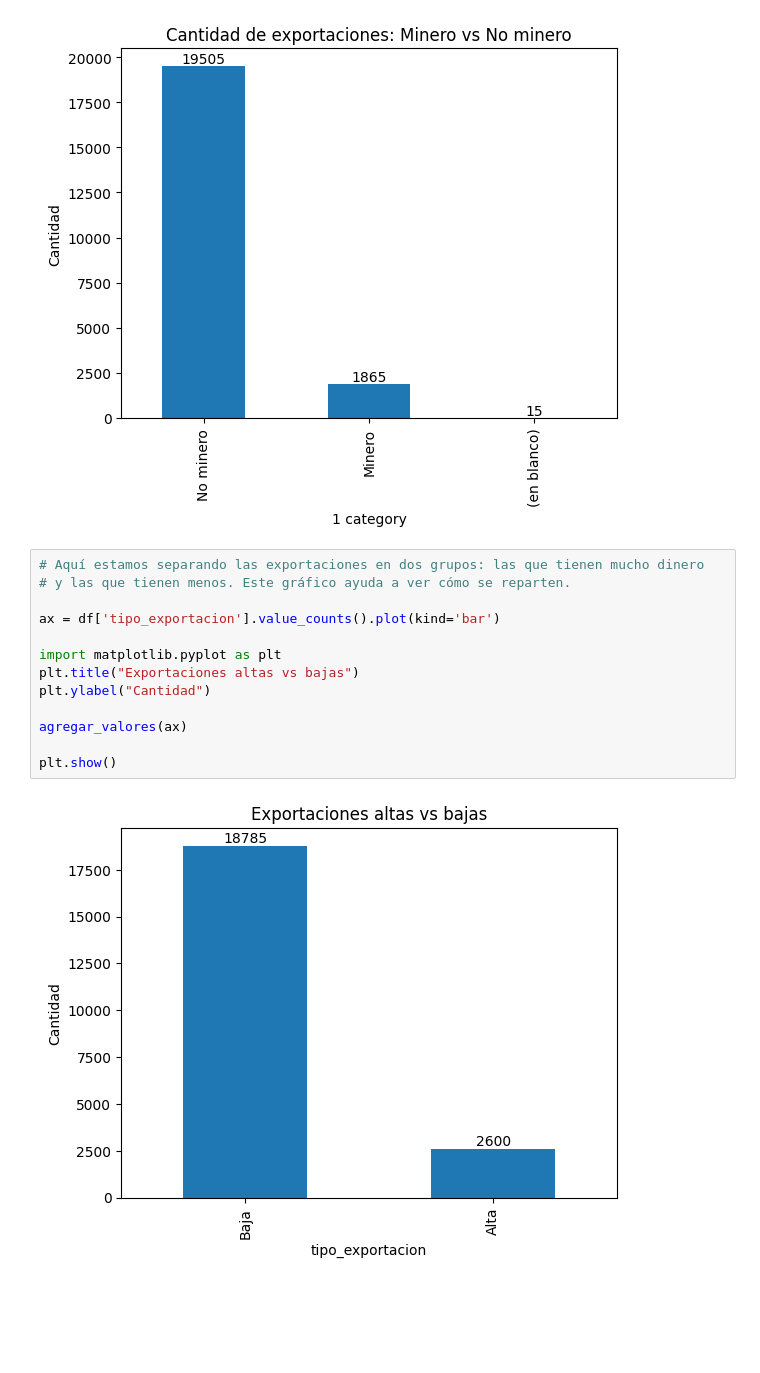
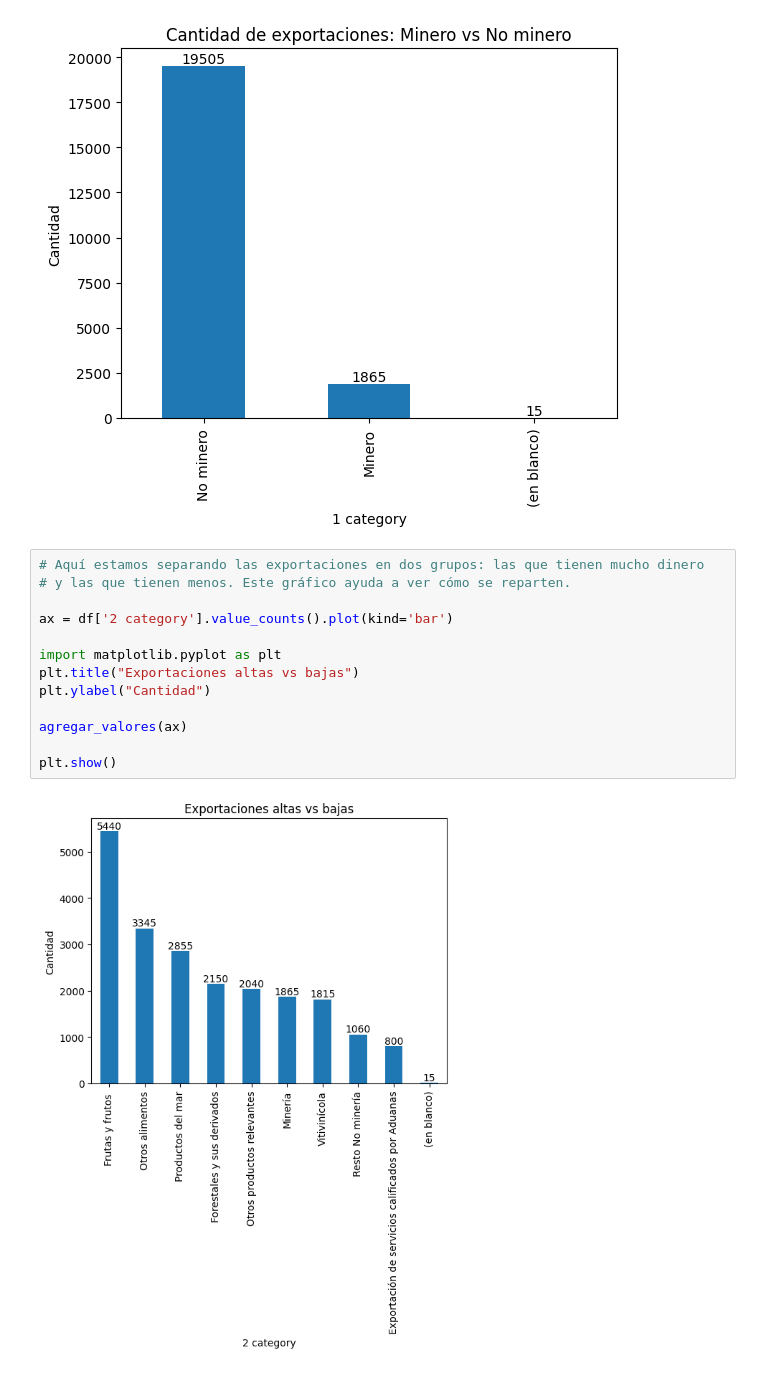
Before and after one commit to Cxris2145/MineriaDatos2026, a Jupyter notebook: ExportacionesChile2026.ipynb, the cells around one changed output. Cells and saved outputs as stored; diff of their text form; blank space fills up the shorter version.

```diff
--- a/ExportacionesChile2026.ipynb
+++ b/ExportacionesChile2026.ipynb
@@ -194,18 +194,18 @@ plt.show()
 # %%
 # Aquí estamos separando las exportaciones en dos grupos: las que tienen mucho dinero
 # y las que tienen menos. Este gráfico ayuda a ver cómo se reparten.
 
-ax = df['tipo_exportacion'].value_counts().plot(kind='bar')
+ax = df['2 category'].value_counts().plot(kind='bar')
 
 import matplotlib.pyplot as plt
 plt.title("Exportaciones altas vs bajas")
 plt.ylabel("Cantidad")
 
 agregar_valores(ax)
 
 plt.show()
 # %% [output]
-[figure, old version]
+[figure, new version]
 # %%
 # Este comando sirve para resumir los montos de exportación en una sola vista.
 # Nos muestra el valor promedio, el más bajo, el más alto y otros datos que ayudan
```
Also changed, not shown: parts of 15 cells of this notebook.
